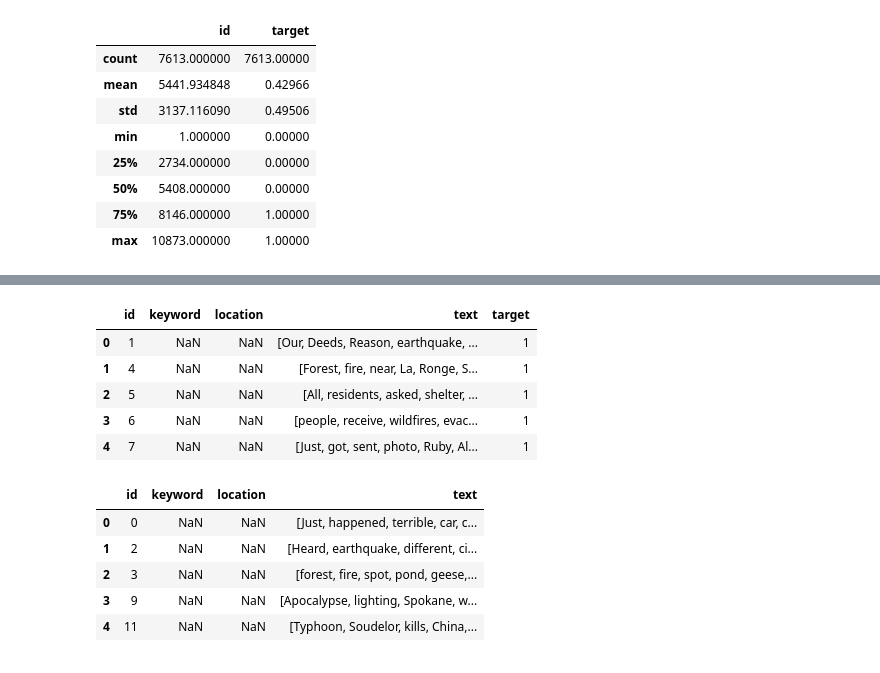
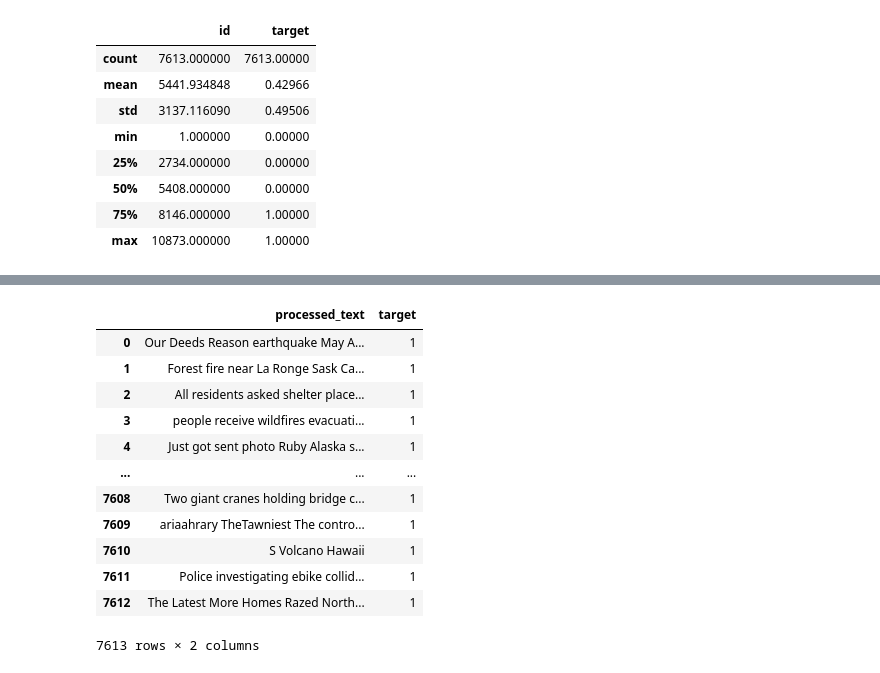
Before and after one commit to nasthosh/kaggle_competition_python, a Jupyter notebook: data_analysis.ipynb, the cells around one changed output, grey strips where cells are left out. Drawn from its saved outputs; the diff is of its cells as text; code cells hidden in the pictures.

```diff
--- a/data_analysis.ipynb
+++ b/data_analysis.ipynb
@@ -47,0 +49,27 @@ Name: text, dtype: object
+# %%
+def remove_noise(text):
+    text = re.sub('\[.*?\]', '', text)
+    text = re.sub('https?://\S+|www\.\S+', '', text)
+    text = re.sub('<.*?>+', '', text)
+    text = re.sub('[%s]' % re.escape(string.punctuation), '', text)
+    text = re.sub('\n', '', text)
+    text = re.sub('\w*\d\w*', '', text)
+    return text
+
+sent_word_tokens = []
+STOP_WORDS = nltk.corpus.stopwords.words()
+
+for tweet in train_dataset.text:
+    tweet = remove_noise(tweet)
+    word_tokens = nltk.word_tokenize(tweet)
+
+    #print(word_tokens)
+    temp = []
+    for word in word_tokens:
+        #print(word)
+        if word not in STOP_WORDS:
+            #print("Added - " + word)
+            temp.append(word)
+    #print(temp)
+    sent_word_tokens.append(" ".join(temp))
+    #break
@@ -48,3 +85,5 @@ Name: text, dtype: object
+# %%
+train_dataset['processed_text'] = sent_word_tokens
 # %%
 print(train_dataset)
 # %% [output]
@@ -99,12 +103,0 @@ dtype: int64
-# %%
-def remove_noise(text):
-    text = re.sub('\[.*?\]', '', text)
-    text = re.sub('https?://\S+|www\.\S+', '', text)
-    text = re.sub('<.*?>+', '', text)
-    text = re.sub('[%s]' % re.escape(string.punctuation), '', text)
-    text = re.sub('\n', '', text)
-    text = re.sub('\w*\d\w*', '', text)
-    return text
-
-train_dataset.text=train_dataset.text.apply(lambda x: remove_noise(x))
-test_dataset.text=test_dataset.text.apply(lambda x: remove_noise(x))
@@ -165,18 +104,17 @@ test_remove_stopwords.text = test_remove_stopwords.text.apply(lambda x: remove_s
-# %%
-train_remove_stopwords.head(5)
-# %% [output]
-|  | id | keyword | location | text | target |
-| 0 | 1 | NaN | NaN | [Our, Deeds, Reason, earthquake, ... | 1 |
-| 1 | 4 | NaN | NaN | [Forest, fire, near, La, Ronge, S... | 1 |
-| 2 | 5 | NaN | NaN | [All, residents, asked, shelter, ... | 1 |
-| 3 | 6 | NaN | NaN | [people, receive, wildfires, evac... | 1 |
-| 4 | 7 | NaN | NaN | [Just, got, sent, photo, Ruby, Al... | 1 |
-# %%
-test_remove_stopwords.head(5)
-# %% [output]
-|  | id | keyword | location | text |
-| 0 | 0 | NaN | NaN | [Just, happened, terrible, car, c... |
-| 1 | 2 | NaN | NaN | [Heard, earthquake, different, ci... |
-| 2 | 3 | NaN | NaN | [forest, fire, spot, pond, geese,... |
-| 3 | 9 | NaN | NaN | [Apocalypse, lighting, Spokane, w... |
-| 4 | 11 | NaN | NaN | [Typhoon, Soudelor, kills, China,... |
+# %%
+data = train_dataset[['processed_text','target']]
+data
+# %% [output]
+|  | processed_text | target |
+| 0 | Our Deeds Reason earthquake May A... | 1 |
+| 1 | Forest fire near La Ronge Sask Ca... | 1 |
+| 2 | All residents asked shelter place... | 1 |
+| 3 | people receive wildfires evacuati... | 1 |
+| 4 | Just got sent photo Ruby Alaska s... | 1 |
+| ... | ... | ... |
+| 7608 | Two giant cranes holding bridge c... | 1 |
+| 7609 | ariaahrary TheTawniest The contro... | 1 |
+| 7610 | S Volcano Hawaii | 1 |
+| 7611 | Police investigating ebike collid... | 1 |
+| 7612 | The Latest More Homes Razed North... | 1 |
+7613 rows × 2 columns
```
Also changed, not shown: parts of 35 cells of this notebook.
